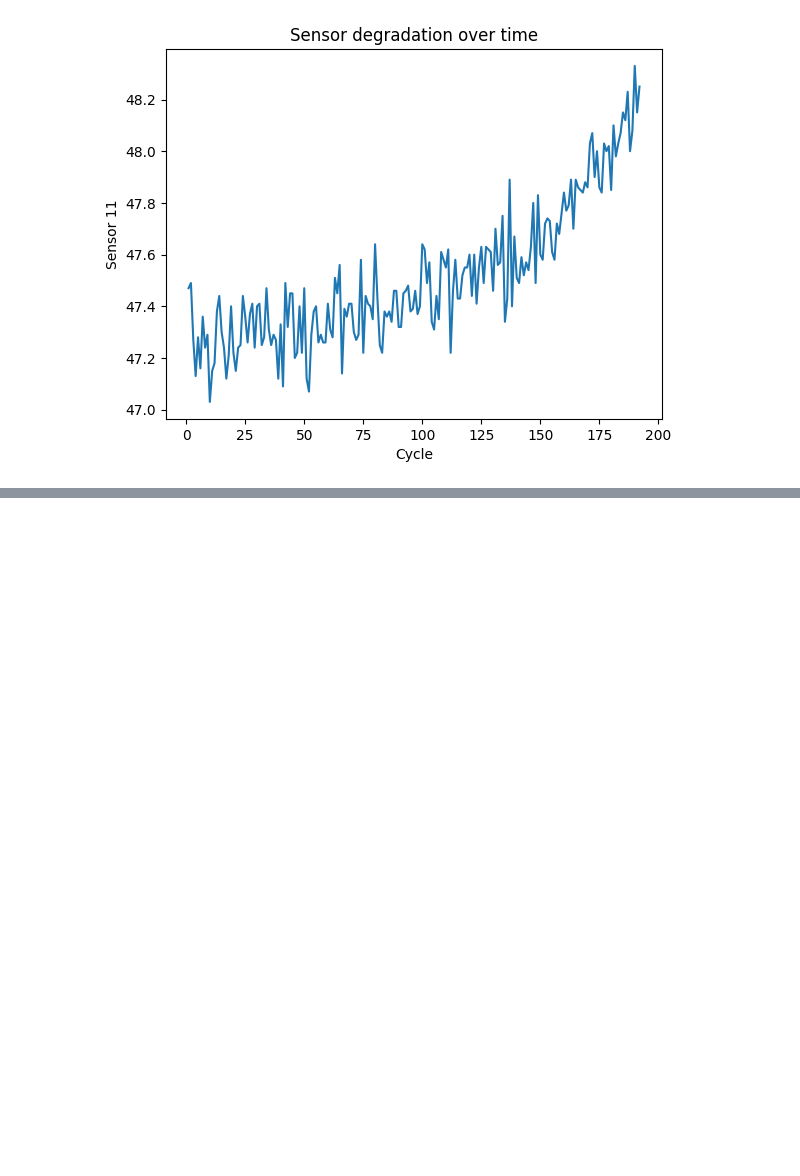
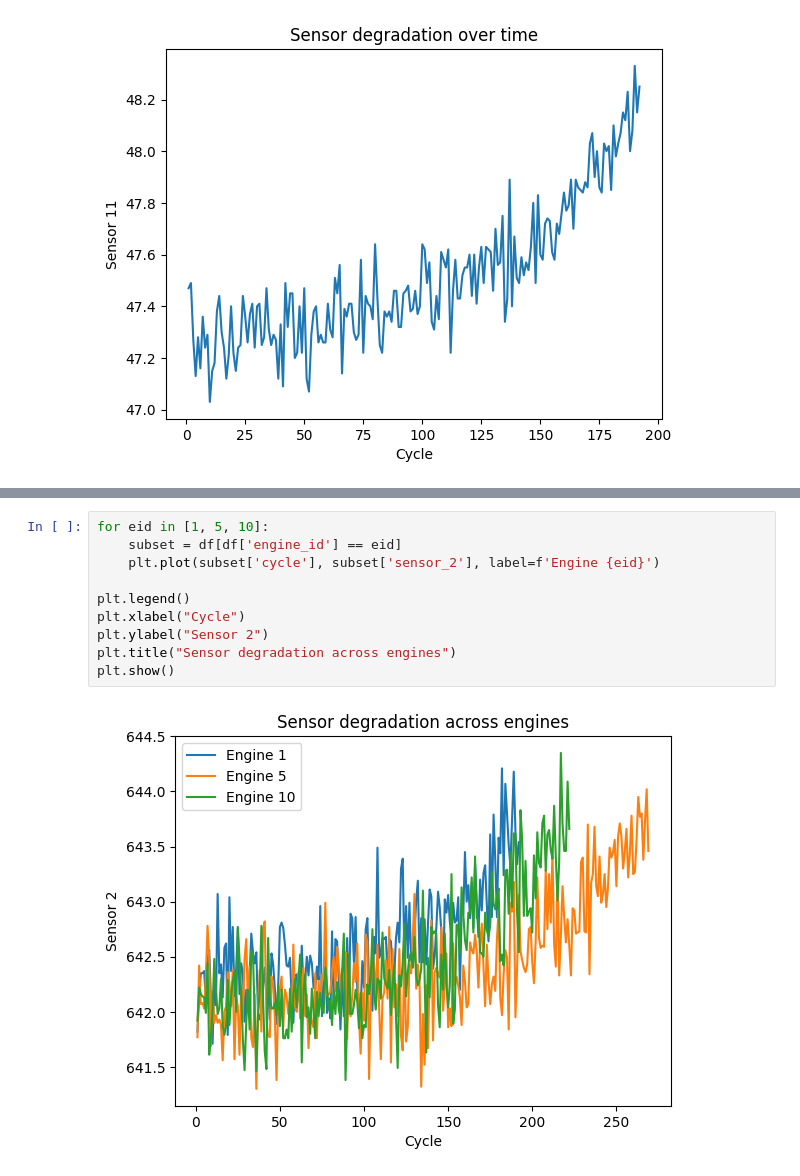
Before and after one commit to sudipto09/aircraft-engine-predictive-maintenance, a Jupyter notebook: notebooks/01_eda.ipynb, the cells around one changed output, grey strips where cells are left out. Cells and saved outputs as stored; diff of their text form; blank space fills up the shorter version.

Commit message:
Extend EDA and analyze  sensor behaviour

```diff
--- a/notebooks/01_eda.ipynb
+++ b/notebooks/01_eda.ipynb
@@ -83,0 +111,12 @@ plt.show()
+# %%
+for eid in [1, 5, 10]:
+    subset = df[df['engine_id'] == eid]
+    plt.plot(subset['cycle'], subset['sensor_2'], label=f'Engine {eid}')
+
+plt.legend()
+plt.xlabel("Cycle")
+plt.ylabel("Sensor 2")
+plt.title("Sensor degradation across engines")
+plt.show()
+# %% [output]
+[figure, added]
```
Also changed, not shown: parts of 3 cells of this notebook.
